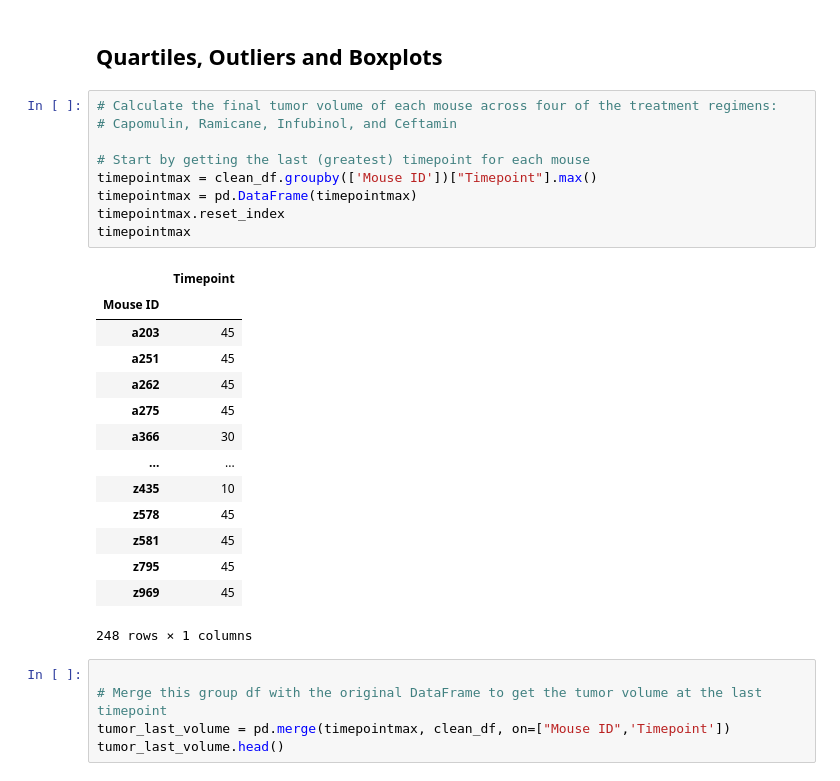
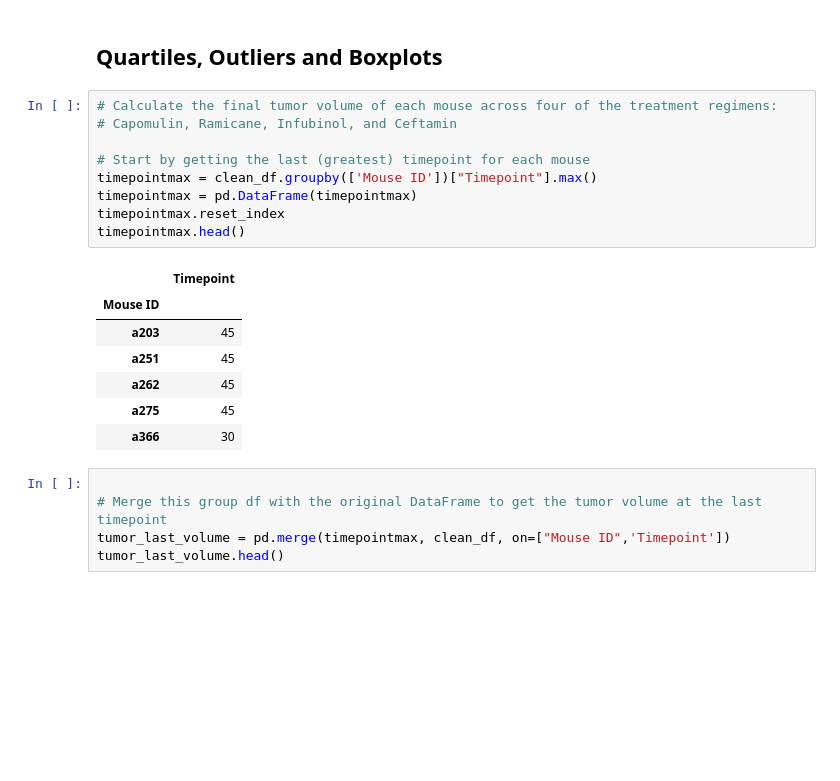
Before and after one commit to nazimben25/matplotlib-challenge, a Jupyter notebook: challeng5mywork.ipynb, the cells around one changed output. Saved outputs shown, nothing was run; the diff lists cells and outputs as text; blank space fills up the shorter version.

```diff
--- a/challeng5mywork.ipynb
+++ b/challeng5mywork.ipynb
@@ -222,27 +222,20 @@ Text(0.0, 1.0, 'Count')
 # %%
 # Calculate the final tumor volume of each mouse across four of the treatment regimens:
 # Capomulin, Ramicane, Infubinol, and Ceftamin
 
 # Start by getting the last (greatest) timepoint for each mouse
 timepointmax = clean_df.groupby(['Mouse ID'])["Timepoint"].max()
 timepointmax = pd.DataFrame(timepointmax)
 timepointmax.reset_index
-timepointmax
+timepointmax.head()
 # %% [output]
 |  | Timepoint |
 | Mouse ID |  |
 | a203 | 45 |
 | a251 | 45 |
 | a262 | 45 |
 | a275 | 45 |
 | a366 | 30 |
-| ... | ... |
-| z435 | 10 |
-| z578 | 45 |
-| z581 | 45 |
-| z795 | 45 |
-| z969 | 45 |
-248 rows × 1 columns
 # %%
 
 # Merge this group df with the original DataFrame to get the tumor volume at the last timepoint
```
Also changed, not shown: parts of 10 cells of this notebook.
